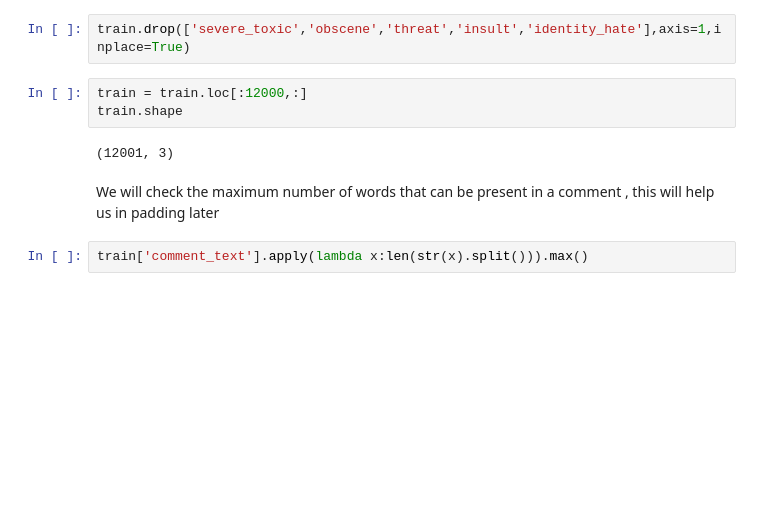
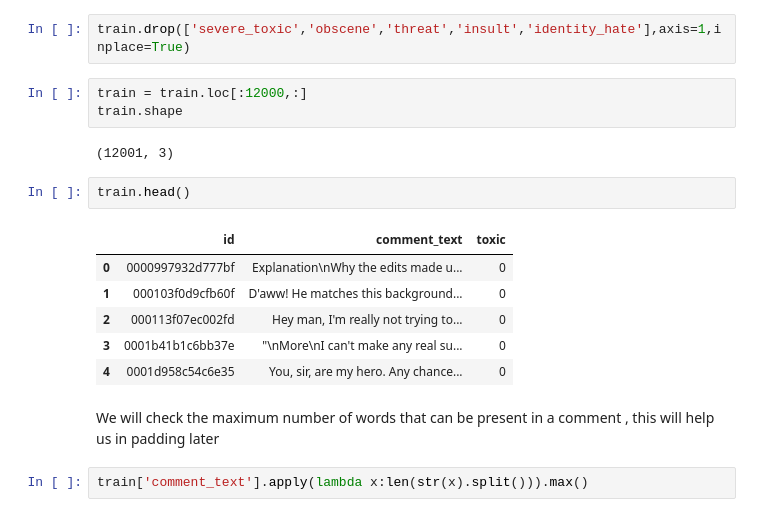
Before and after one commit to Bestine/kaggle-projects, a Jupyter notebook: deep-learning-for-nlp-zero-to-transformers-bert.ipynb, the cells around one changed output. Saved outputs shown, nothing was run; the diff lists cells and outputs as text; blank space fills up the shorter version.

```diff
--- a/deep-learning-for-nlp-zero-to-transformers-bert.ipynb
+++ b/deep-learning-for-nlp-zero-to-transformers-bert.ipynb
@@ -159,6 +159,15 @@ train = train.loc[:12000,:]
 train.shape
 # %% [output]
 (12001, 3)
+# %%
+train.head()
+# %% [output]
+|  | id | comment_text | toxic |
+| 0 | 0000997932d777bf | Explanation\nWhy the edits made u... | 0 |
+| 1 | 000103f0d9cfb60f | D'aww! He matches this background... | 0 |
+| 2 | 000113f07ec002fd | Hey man, I'm really not trying to... | 0 |
+| 3 | 0001b41b1c6bb37e | "\nMore\nI can't make any real su... | 0 |
+| 4 | 0001d958c54c6e35 | You, sir, are my hero. Any chance... | 0 |
 # %% [markdown]
 We will check the maximum number of words that can be present in a comment , this will help us in padding later
 # %%
```
Also changed, not shown: parts of 19 cells of this notebook.
